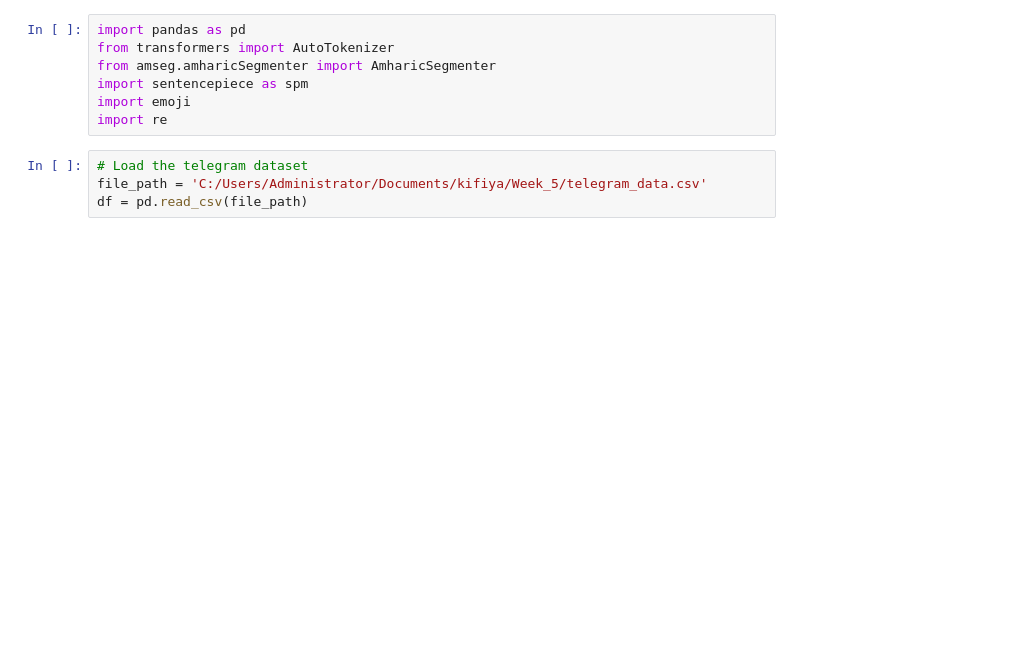
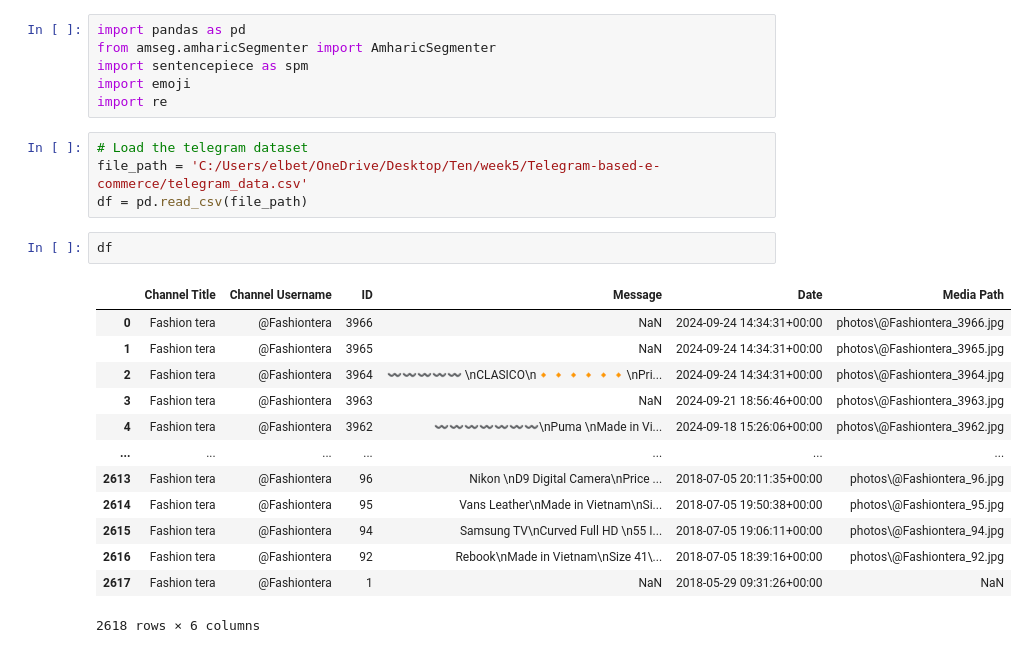
Before and after one commit to yohannestayez/Telegram-based-e-commerce, a Jupyter notebook: notebooks/tokenization.ipynb, the cells around one changed output. Saved outputs shown, nothing was run; the diff lists cells and outputs as text; blank space fills up the shorter version.

```diff
--- a/notebooks/tokenization.ipynb
+++ b/notebooks/tokenization.ipynb
@@ -1,11 +1,26 @@
 # %%
 import pandas as pd
-from transformers import AutoTokenizer
 from amseg.amharicSegmenter import AmharicSegmenter
 import sentencepiece as spm
 import emoji
 import re
 # %%
 # Load the telegram dataset
-file_path = 'C:/Users/Administrator/Documents/kifiya/Week_5/telegram_data.csv'
+file_path = 'C:/Users/elbet/OneDrive/Desktop/Ten/week5/Telegram-based-e-commerce/telegram_data.csv'
 df = pd.read_csv(file_path)
+# %%
+df
+# %% [output]
+|  | Channel Title | Channel Username | ID | Message | Date | Media Path |
+| 0 | Fashion tera | @Fashiontera | 3966 | NaN | 2024-09-24 14:34:31+00:00 | photos\@Fashiontera_3966.jpg |
+| 1 | Fashion tera | @Fashiontera | 3965 | NaN | 2024-09-24 14:34:31+00:00 | photos\@Fashiontera_3965.jpg |
+| 2 | Fashion tera | @Fashiontera | 3964 | 〰️〰️〰️〰️〰️ \nCLASICO\n🔸🔸🔸🔸🔸🔸\nPri... | 2024-09-24 14:34:31+00:00 | photos\@Fashiontera_3964.jpg |
+| 3 | Fashion tera | @Fashiontera | 3963 | NaN | 2024-09-21 18:56:46+00:00 | photos\@Fashiontera_3963.jpg |
+| 4 | Fashion tera | @Fashiontera | 3962 | 〰️〰️〰️〰️〰️〰️〰️\nPuma \nMade in Vi... | 2024-09-18 15:26:06+00:00 | photos\@Fashiontera_3962.jpg |
+| ... | ... | ... | ... | ... | ... | ... |
+| 2613 | Fashion tera | @Fashiontera | 96 | Nikon \nD9 Digital Camera\nPrice ... | 2018-07-05 20:11:35+00:00 | photos\@Fashiontera_96.jpg |
+| 2614 | Fashion tera | @Fashiontera | 95 | Vans Leather\nMade in Vietnam\nSi... | 2018-07-05 19:50:38+00:00 | photos\@Fashiontera_95.jpg |
+| 2615 | Fashion tera | @Fashiontera | 94 | Samsung TV\nCurved Full HD \n55 I... | 2018-07-05 19:06:11+00:00 | photos\@Fashiontera_94.jpg |
+| 2616 | Fashion tera | @Fashiontera | 92 | Rebook\nMade in Vietnam\nSize 41\... | 2018-07-05 18:39:16+00:00 | photos\@Fashiontera_92.jpg |
+| 2617 | Fashion tera | @Fashiontera | 1 | NaN | 2018-05-29 09:31:26+00:00 | NaN |
+2618 rows × 6 columns
```
Also changed, not shown: parts of 14 cells of this notebook, 6 other files.
